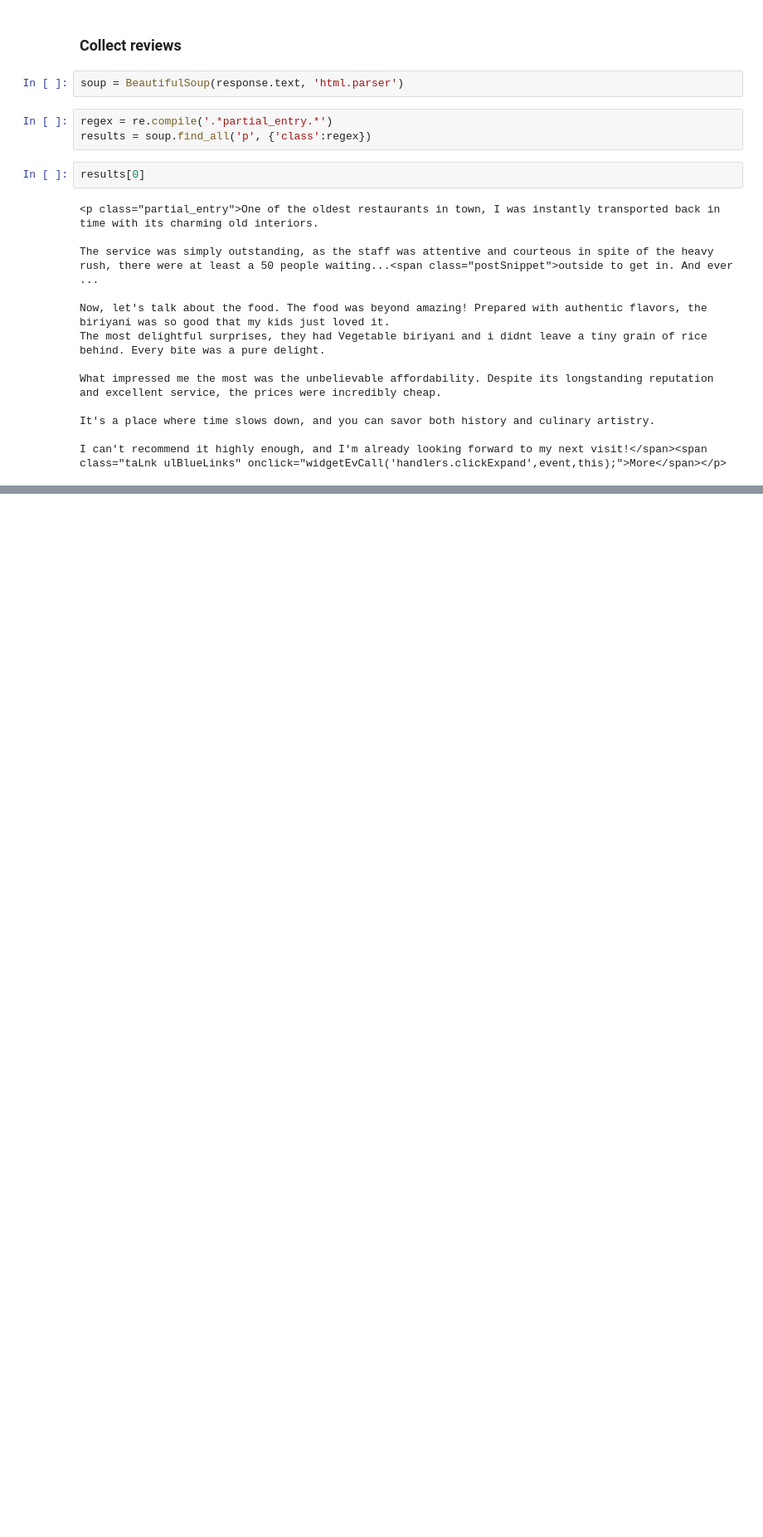
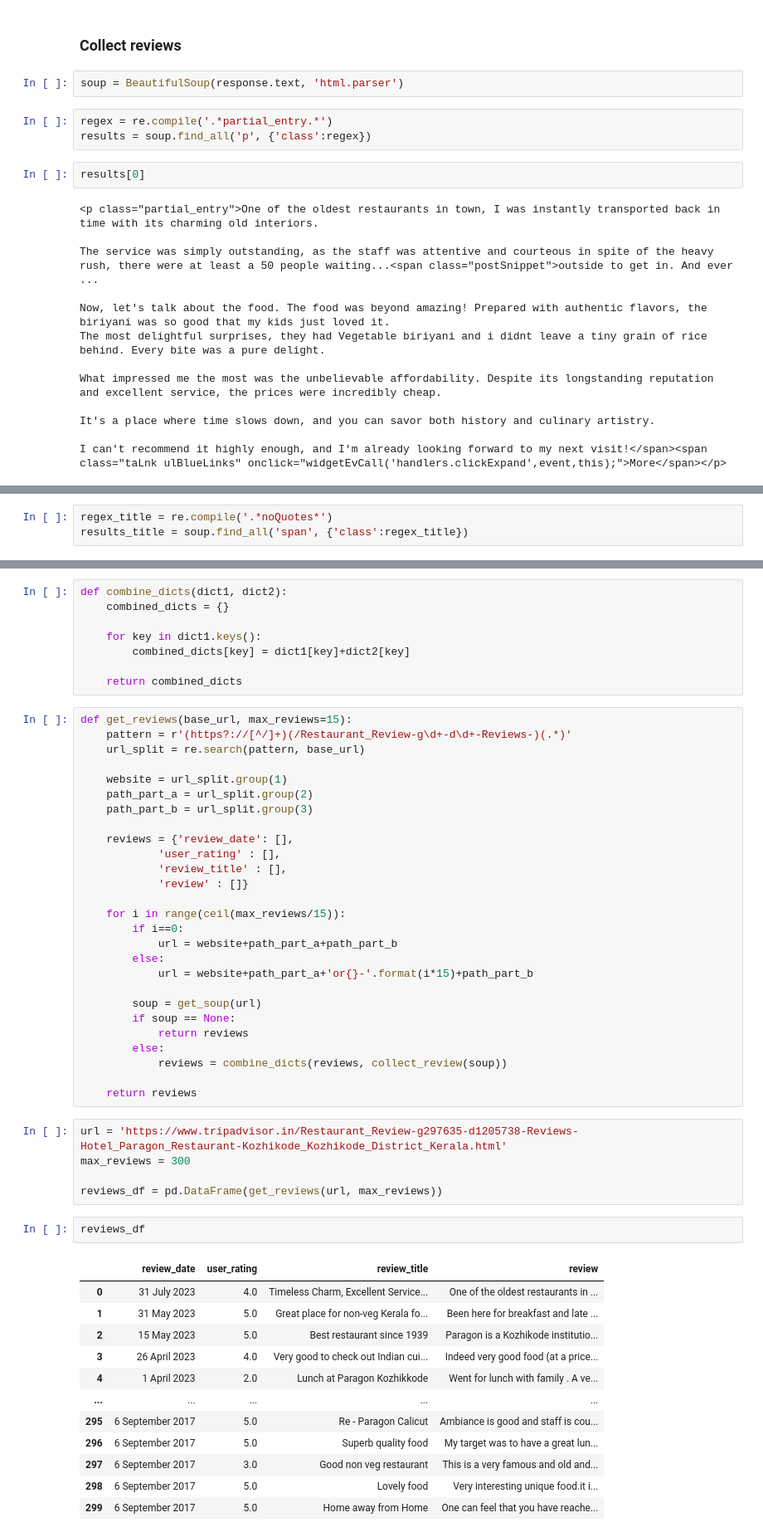
Before and after one commit to ge0rgeth0mas/Sentiment-analysis, a Jupyter notebook: sentiment_analysis/sentiment_analysis_with_BERT.ipynb, the cells around one changed output, grey strips where cells are left out. Shown at 83% size. Cells and saved outputs as stored; diff of their text form; blank space fills up the shorter version.

Commit message:
Reviews collected

```diff
--- a/sentiment_analysis/sentiment_analysis_with_BERT.ipynb
+++ b/sentiment_analysis/sentiment_analysis_with_BERT.ipynb
@@ -160 +195,4 @@ I can't recommend it highly enough, and I'm already looking forward to my next v
+# %%
+regex_title = re.compile('.*noQuotes*')
+results_title = soup.find_all('span', {'class':regex_title})
 # %%
@@ -163,0 +303,55 @@ results[0].text
+# %%
+def combine_dicts(dict1, dict2):
+    combined_dicts = {}
+
+    for key in dict1.keys():
+        combined_dicts[key] = dict1[key]+dict2[key]
+
+    return combined_dicts
+# %%
+def get_reviews(base_url, max_reviews=15):
+    pattern = r'(https?://[^/]+)(/Restaurant_Review-g\d+-d\d+-Reviews-)(.*)'
+    url_split = re.search(pattern, base_url)
+
+    website = url_split.group(1)
+    path_part_a = url_split.group(2)
+    path_part_b = url_split.group(3)
+
+    reviews = {'review_date': [],
+            'user_rating' : [],
+            'review_title' : [],
+            'review' : []}
+
+    for i in range(ceil(max_reviews/15)):
+        if i==0:
+            url = website+path_part_a+path_part_b
+        else:
+            url = website+path_part_a+'or{}-'.format(i*15)+path_part_b
+
+        soup = get_soup(url)
+        if soup == None:
+            return reviews
+        else:
+            reviews = combine_dicts(reviews, collect_review(soup))
+
+    return reviews
+# %%
+url = 'https://www.tripadvisor.in/Restaurant_Review-g297635-d1205738-Reviews-Hotel_Paragon_Restaurant-Kozhikode_Kozhikode_District_Kerala.html'
+max_reviews = 300
+
+reviews_df = pd.DataFrame(get_reviews(url, max_reviews))
+# %%
+reviews_df
+# %% [output]
+|  | review_date | user_rating | review_title | review |
+| 0 | 31 July 2023 | 4.0 | Timeless Charm, Excellent Service... | One of the oldest restaurants in ... |
+| 1 | 31 May 2023 | 5.0 | Great place for non-veg Kerala fo... | Been here for breakfast and late ... |
+| 2 | 15 May 2023 | 5.0 | Best restaurant since 1939 | Paragon is a Kozhikode institutio... |
+| 3 | 26 April 2023 | 4.0 | Very good to check out Indian cui... | Indeed very good food (at a price... |
+| 4 | 1 April 2023 | 2.0 | Lunch at Paragon Kozhikkode | Went for lunch with family . A ve... |
+| ... | ... | ... | ... | ... |
+| 295 | 6 September 2017 | 5.0 | Re - Paragon Calicut | Ambiance is good and staff is cou... |
+| 296 | 6 September 2017 | 5.0 | Superb quality food | My target was to have a great lun... |
+| 297 | 6 September 2017 | 3.0 | Good non veg restaurant | This is a very famous and old and... |
+| 298 | 6 September 2017 | 5.0 | Lovely food | Very interesting unique food.it i... |
+| 299 | 6 September 2017 | 5.0 | Home away from Home | One can feel that you have reache... |
```
Also changed, not shown: parts of 19 cells of this notebook, 1 other file.
